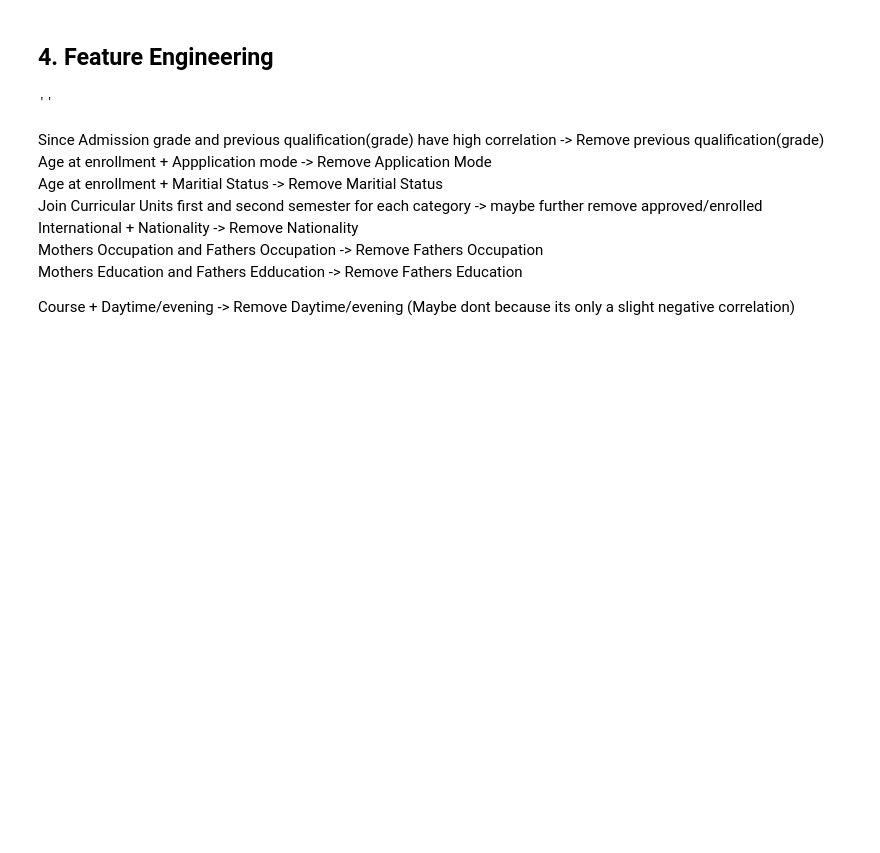
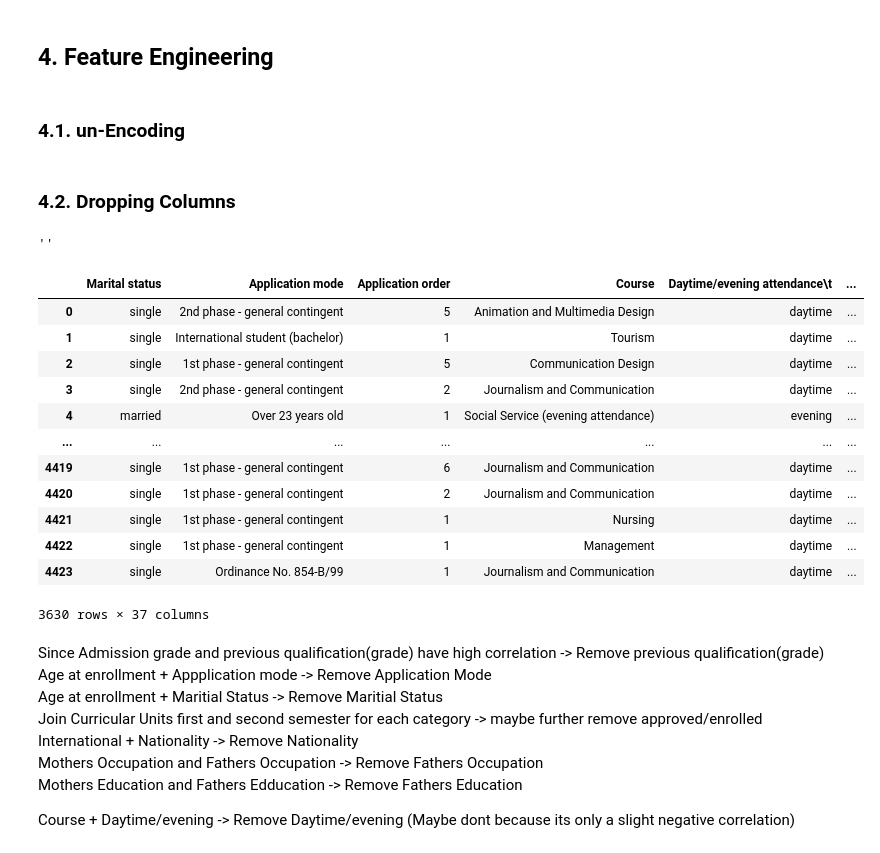
Before and after one commit to toschka123/Student_Dropout, a Jupyter notebook: ML_Project.ipynb, the cells around one changed output. Saved outputs shown, nothing was run; the diff lists cells and outputs as text; code cells hidden in the pictures; blank space fills up the shorter version.

```diff
--- a/ML_Project.ipynb
+++ b/ML_Project.ipynb
@@ -463,3 +463,5 @@ print(confusion_matrix(X_test, x_pred))
  [ 48 516]]
 # %% [markdown]
 ## 4. Feature Engineering
+# %% [markdown]
+### 4.1. un-Encoding
@@ -466,3 +636,5 @@ print(confusion_matrix(X_test, x_pred))
+# %% [markdown]
+### 4.2. Dropping Columns
 # %%
 #Translate Target to 0 or 1 for SVM
 #data.replace("Dropout", 0)
@@ -470,6 +642,24 @@ print(confusion_matrix(X_test, x_pred))
 ""
 # %% [output]
 ''
+# %%
+
+pd.set_option('display.max_columns', None)
+data
+# %% [output]
+|  | Marital status | Application mode | Application order | Course | Daytime/evening attendance\t | ... |
+| 0 | single | 2nd phase - general contingent | 5 | Animation and Multimedia Design | daytime | ... |
+| 1 | single | International student (bachelor) | 1 | Tourism | daytime | ... |
+| 2 | single | 1st phase - general contingent | 5 | Communication Design | daytime | ... |
+| 3 | single | 2nd phase - general contingent | 2 | Journalism and Communication | daytime | ... |
+| 4 | married | Over 23 years old | 1 | Social Service (evening attendance) | evening | ... |
+| ... | ... | ... | ... | ... | ... | ... |
+| 4419 | single | 1st phase - general contingent | 6 | Journalism and Communication | daytime | ... |
+| 4420 | single | 1st phase - general contingent | 2 | Journalism and Communication | daytime | ... |
+| 4421 | single | 1st phase - general contingent | 1 | Nursing | daytime | ... |
+| 4422 | single | 1st phase - general contingent | 1 | Management | daytime | ... |
+| 4423 | single | Ordinance No. 854-B/99 | 1 | Journalism and Communication | daytime | ... |
+3630 rows × 37 columns
 # %% [markdown]
 Since Admission grade and previous qualification(grade) have high correlation -> Remove previous qualification(grade) <br>
 Age at enrollment + Appplication mode -> Remove Application Mode <br>
```
Also changed, not shown: parts of 1 cell of this notebook.
